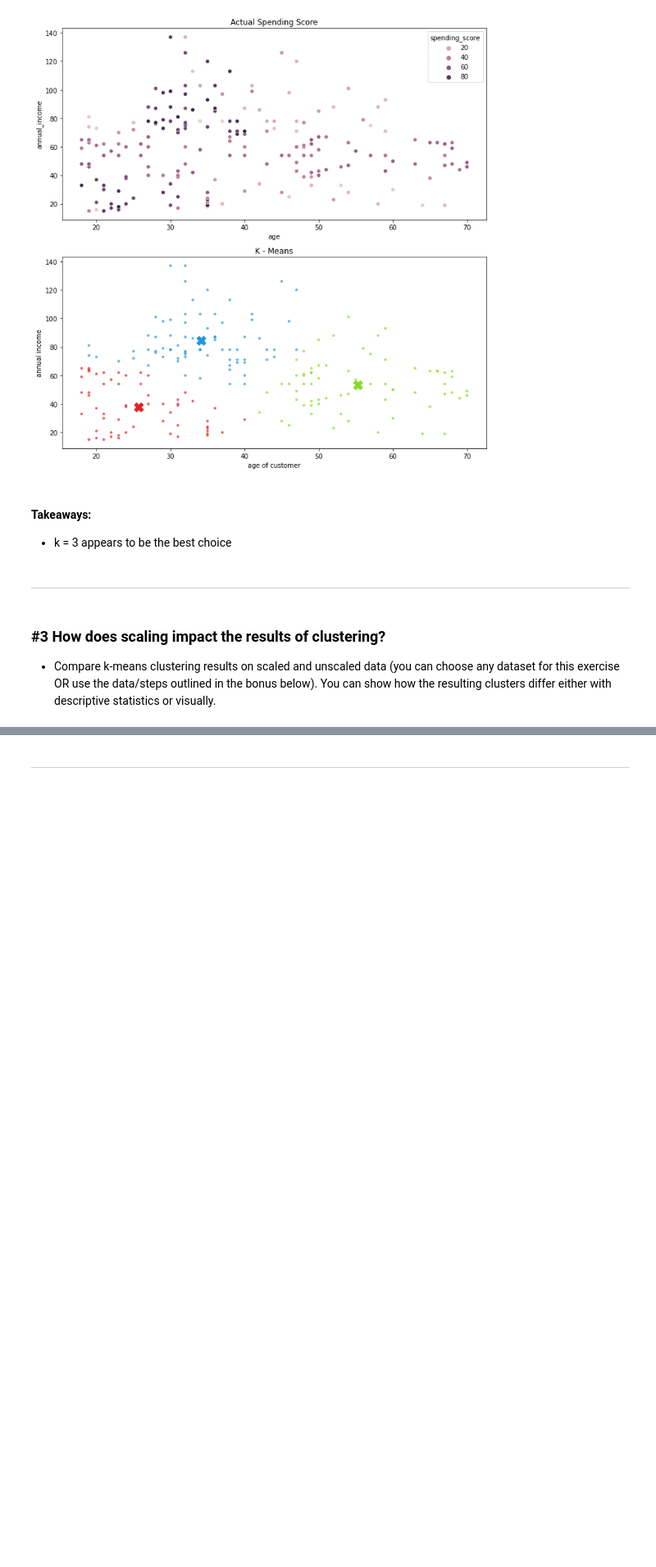
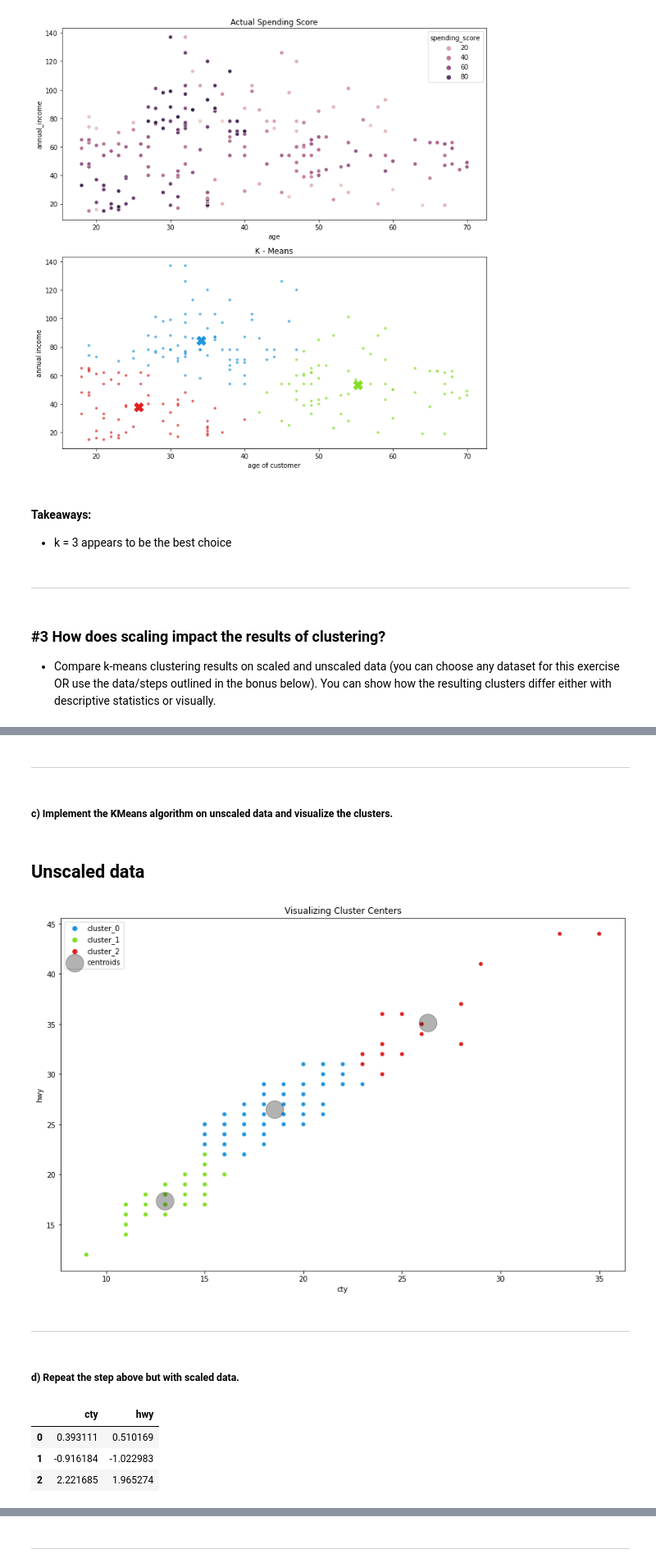
Before and after one commit to natasharivers/Clustering, a Jupyter notebook: modeling.ipynb, the cells around one changed output, grey strips where cells are left out. Shown at 82% size. Drawn from its saved outputs; the diff is of its cells as text; code cells hidden in the pictures; blank space fills up the shorter version.

```diff
--- a/modeling.ipynb
+++ b/modeling.ipynb
@@ -444,0 +549,7 @@ viz_kmeans.viz_mall_customers(df, kmeans)
+# %%
+# DataFrame of unscaled Centriods
+#group by clusters. mean of sepal and petal length.
+centroids = mpg.groupby('cluster')['cty', 'hwy'].mean()
+centroids
+
+#this will correspond with scatterplot- unscaled data
@@ -444,0 +582,34 @@ viz_kmeans.viz_mall_customers(df, kmeans)
+# %% [markdown]
+<hr style="border:2px solid black"> </hr>
+# %% [markdown]
+##### c) Implement the KMeans algorithm on unscaled data and visualize the clusters.
+# %% [markdown]
+## Unscaled data
+# %%
+# lets visualize the clusters along with the centers on scaled data.
+plt.figure(figsize=(14, 9))
+
+# scatter plot of data with hue for cluster
+sns.scatterplot(x='cty', y='hwy', data=mpg, hue = 'cluster')
+
+# plot cluster centers (centroids)
+#unscaled data
+centroids.plot.scatter(x='cty', y='hwy', ax=plt.gca(), s=600, color='k', alpha = 0.3, label='centroids')
+
+plt.title('Visualizing Cluster Centers')
+plt.legend();
+# %% [output]
+[figure, added]
+# %% [markdown]
+<hr style="border:2px solid black"> </hr>
+# %% [markdown]
+##### d) Repeat the step above but with scaled data.
+# %%
+# Make a dataframe of scaled centroids
+centroids_scaled = pd.DataFrame(kmeans.cluster_centers_, columns=X.columns)
+centroids_scaled
+# %% [output]
+|  | cty | hwy |
+| 0 | 0.393111 | 0.510169 |
+| 1 | -0.916184 | -1.022983 |
+| 2 | 2.221685 | 1.965274 |
```
Also changed, not shown: parts of 43 cells of this notebook.
